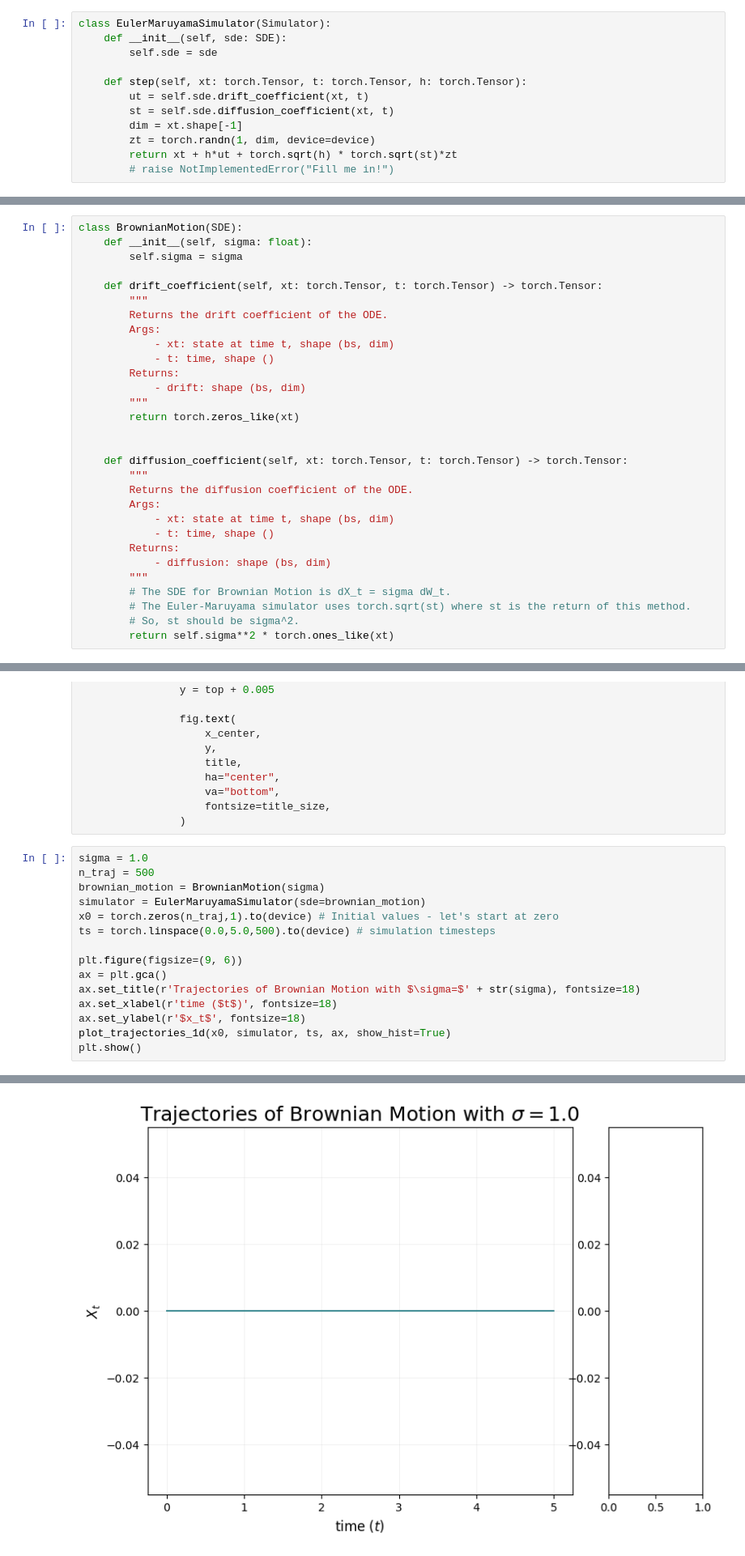
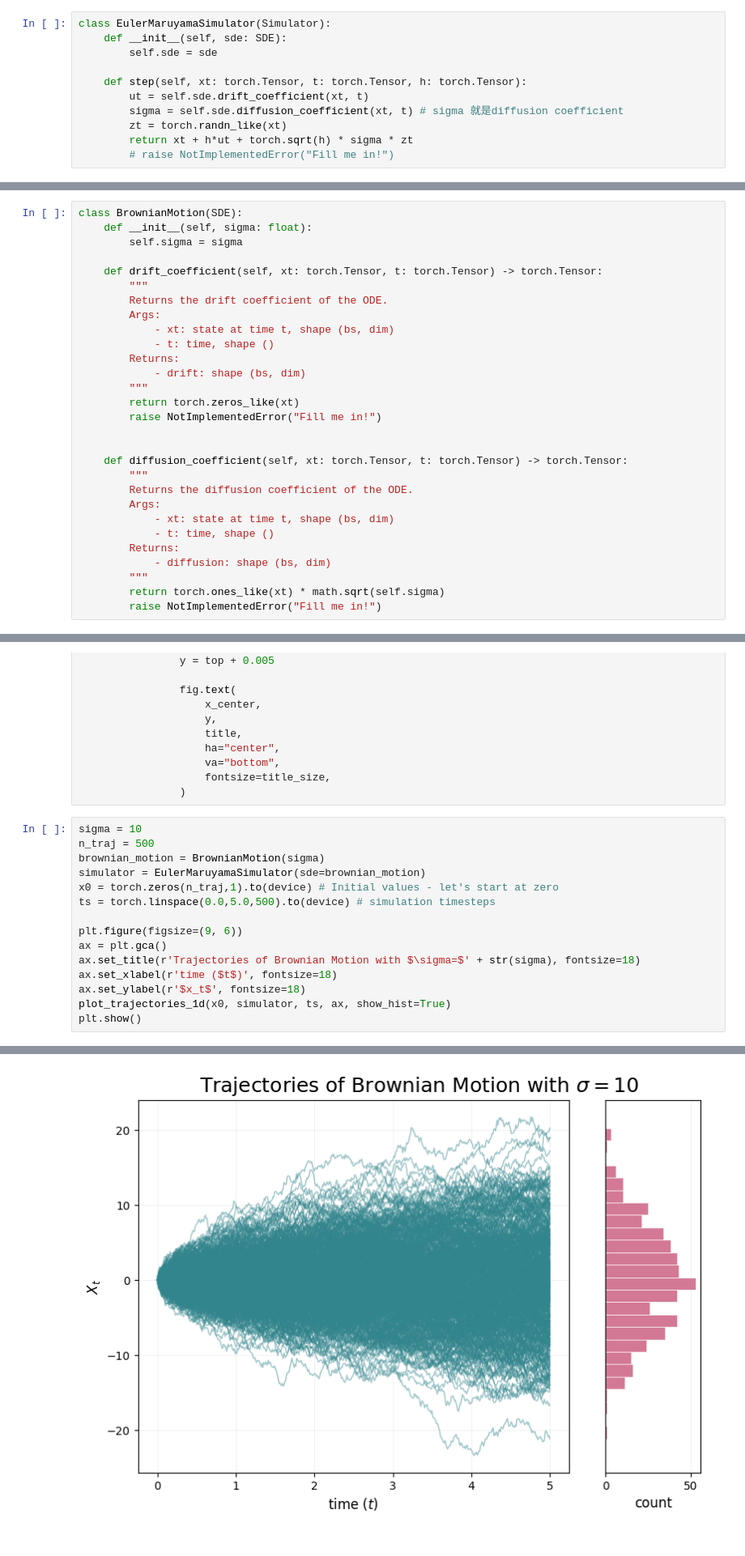
Before and after one commit to sysu19351064/iap-diffusion-labs, a Jupyter notebook: labs/lab_one.ipynb, the cells around one changed output, grey strips where cells are left out. Shown at 81% size. Saved outputs shown, nothing was run; the diff lists cells and outputs as text.

```diff
--- a/labs/lab_one.ipynb
+++ b/labs/lab_one.ipynb
@@ -142,10 +142,9 @@ class EulerMaruyamaSimulator(Simulator):
 
     def step(self, xt: torch.Tensor, t: torch.Tensor, h: torch.Tensor):
         ut = self.sde.drift_coefficient(xt, t)
-        st = self.sde.diffusion_coefficient(xt, t)
-        dim = xt.shape[-1]
-        zt = torch.randn(1, dim, device=device)
-        return xt + h*ut + torch.sqrt(h) * torch.sqrt(st)*zt
+        sigma = self.sde.diffusion_coefficient(xt, t) # sigma 就是diffusion coefficient
+        zt = torch.randn_like(xt)
+        return xt + h*ut + torch.sqrt(h) * sigma * zt
         # raise NotImplementedError("Fill me in!")
 # %% [markdown]
 **Note:** When the diffusion coefficient is zero, the Euler and Euler-Maruyama simulation are equivalent!
@@ -177,6 +176,7 @@ class BrownianMotion(SDE):
             - drift: shape (bs, dim)
         """
         return torch.zeros_like(xt)
+        raise NotImplementedError("Fill me in!")
 
 
     def diffusion_coefficient(self, xt: torch.Tensor, t: torch.Tensor) -> torch.Tensor:
@@ -188,10 +188,8 @@ class BrownianMotion(SDE):
         Returns:
             - diffusion: shape (bs, dim)
         """
-        # The SDE for Brownian Motion is dX_t = sigma dW_t.
-        # The Euler-Maruyama simulator uses torch.sqrt(st) where st is the return of this method.
-        # So, st should be sigma^2.
-        return self.sigma**2 * torch.ones_like(xt)
+        return torch.ones_like(xt) * math.sqrt(self.sigma)
+        raise NotImplementedError("Fill me in!")
 # %% [markdown]
 Now let's plot! We'll make use of the following utility function.
 # %%
@@ -289,7 +287,7 @@ def plot_trajectories_1d(x0: torch.Tensor, simulator: Simulator, timesteps: torc
                     fontsize=title_size,
                 )
 # %%
-sigma = 1.0
+sigma = 10
 n_traj = 500
 brownian_motion = BrownianMotion(sigma)
 simulator = EulerMaruyamaSimulator(sde=brownian_motion)
@@ -308,4 +305,4 @@ ValueError: `bins` must be positive, when an integer
-[figure, old version]
+[figure, new version]
 # %% [markdown]
 **Your job**: What happens when you vary the value of `sigma`?
 
```
Also changed, not shown: parts of 5 cells of this notebook.
